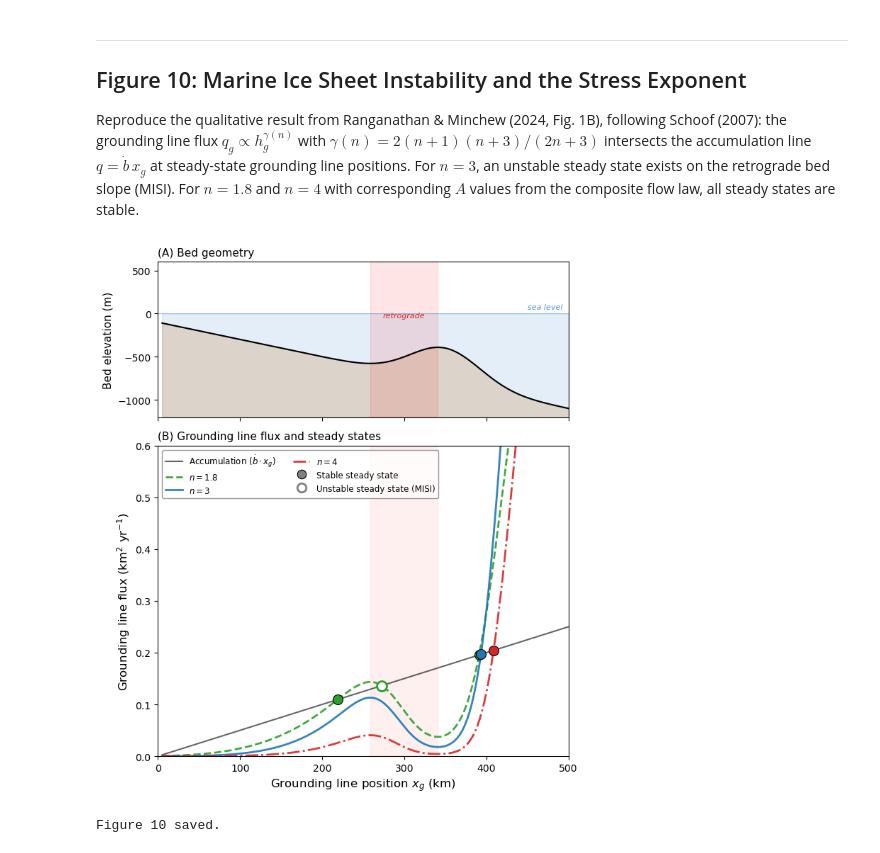
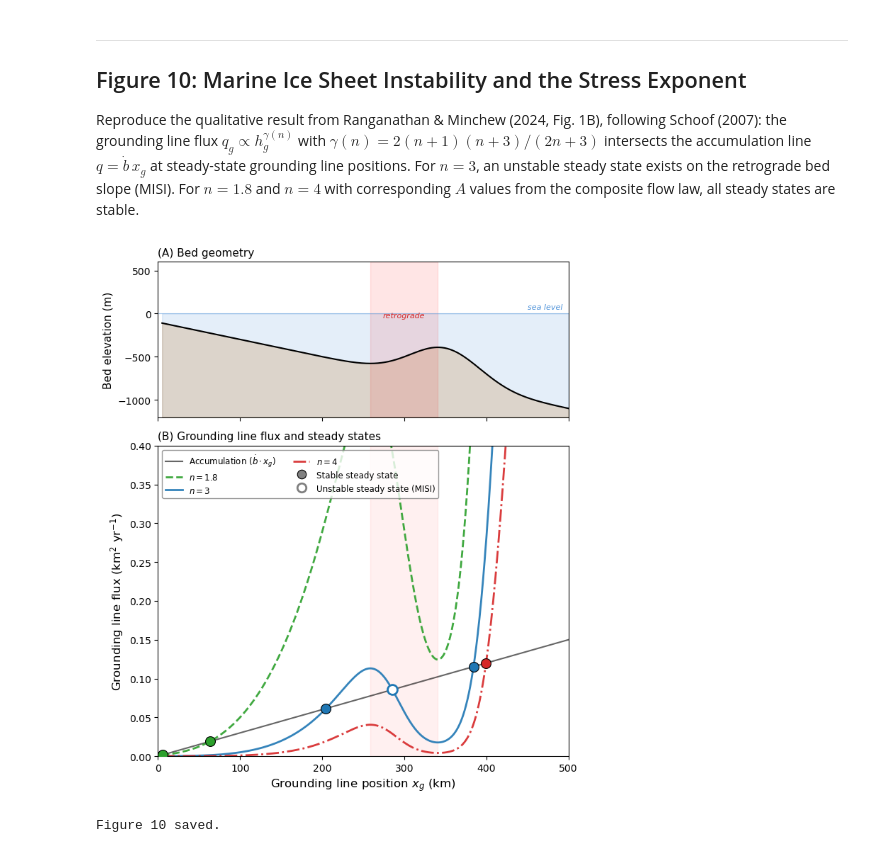
Before and after one commit to bminchew/courses_glacier_dynamics, a Jupyter notebook: 2026/lecture_notes/latex/ice_rheology/ice_rheology_figures_executed.ipynb, the cells around one changed output. Saved outputs shown, nothing was run; the diff lists cells and outputs as text; code cells hidden in the pictures.

```diff
--- a/2026/lecture_notes/latex/ice_rheology/ice_rheology_figures_executed.ipynb
+++ b/2026/lecture_notes/latex/ice_rheology/ice_rheology_figures_executed.ipynb
@@ -707,9 +707,8 @@ Reproduce the qualitative result from Ranganathan & Minchew (2024, Fig. 1B), fol
 #
 # Schoof (2007) Eq. 16 gives the grounding line flux as:
 #   q_g = Lambda(A, n, C) * h_g^{gamma(n, m)}
-# where gamma(n, m) = (m + n + 3) / (m + 1), with m the Weertman sliding
-# exponent from tau_b = C |u|^{m-1} u  (so |tau_b| = C |u|^m, and m = 1/n
-# is a common choice).
+# where gamma(n, m) = (mn + 3m + 1) / (m + 1) in the dynamics lecture convention
+# u_b = C tau_b^m, with m = n a common choice.
 
 rho_i_fig10 = 917.0
 rho_w_fig10 = 1028.0
@@ -726,16 +725,18 @@ b = -100 - 2.0 * x_km + 400 * np.exp(-((x_km - 350) / 60)**2)
 h_f = np.where(b < 0, rho_w_fig10 / rho_i_fig10 * (-b), 0.0)
 
 # ---- Accumulation ----
-b_dot = 0.5  # m/yr
+b_dot = 0.3  # m/yr
 q_acc = b_dot * x_m  # m^2/yr
 
 # ---- Schoof flux for three n values ----
-# gamma(n, m) = (m + n + 3) / (m + 1) with m = 1/n
-gamma_fn = lambda n: (1/n + n + 3) / (1/n + 1)
+# gamma(n, m) = (mn + 3m + 1) / (m + 1) with m = n (dynamics convention)
+gamma_fn = lambda n: (n*n + 3*n + 1) / (n + 1)
 
-# K(n) values chosen to reproduce the qualitative result of R&M 2024 Fig 1B.
-# See notebook markdown cell above for physical basis.
-K_vals = {1.8: 3.0e-5, 3.0: 5.0e-9, 4.0: 2.0e-12}
+# K(n) values chosen so that:
+#   - n=1.8: high K (high A from GBS regime) -> stays ABOVE accumulation on retrograde
+#   - n=3: intermediate K -> crosses accumulation on retrograde (MISI)
+#   - n=4: low K (low A from dislocation regime) -> stays BELOW accumulation on retrograde
+K_vals = {1.8: 1.0e-4, 3.0: 5.0e-9, 4.0: 2.0e-12}
 
 n_vals = [1.8, 3.0, 4.0]
 colors_misi = {'1.8': '#2ca02c', '3.0': '#1f77b4', '4.0': '#d62728'}
@@ -790,33 +791,33 @@ for n_val in n_vals:
         is_retrograde = db_at_cross > 0.1
 
         if is_retrograde:
             ax_flux.plot(x_cross, q_cross, 'o', color=colors_misi[key], ms=10,
                          markerfacecolor='white', markeredgewidth=2, zorder=5)
         else:
             ax_flux.plot(x_cross, q_cross, 'o', color=colors_misi[key], ms=10,
                          markeredgecolor='k', markeredgewidth=0.8, zorder=5)
 
 if len(retro_x) > 0:
     ax_flux.axvspan(retro_x[0], retro_x[-1], alpha=0.06, color='red')
 
 ax_flux.plot([], [], 'o', color='gray', ms=9, markeredgecolor='k',
              markeredgewidth=0.8, label='Stable steady state')
 ax_flux.plot([], [], 'o', color='gray', ms=9, markerfacecolor='white',
              markeredgewidth=2, label='Unstable steady state (MISI)')
 
 ax_flux.set_xlabel('Grounding line position $x_g$ (km)', fontsize=12)
 ax_flux.set_ylabel('Grounding line flux (km$^2$ yr$^{-1}$)', fontsize=12)
 ax_flux.set_xlim(0, 500)
-ax_flux.set_ylim(0, 0.6)
+ax_flux.set_ylim(0, 0.4)
 ax_flux.legend(loc='upper left', fontsize=8.5, frameon=True, facecolor='white',
                edgecolor='gray', ncol=2)
 ax_flux.set_title('(B) Grounding line flux and steady states', fontsize=11, loc='left')
 
 fig.tight_layout()
 fig.savefig('figures/fig10_misi_stability.pdf', bbox_inches='tight')
 fig.savefig('figures/fig10_misi_stability.png', dpi=200, bbox_inches='tight')
 plt.show()
 print('Figure 10 saved.')
 # %% [output]
-[figure, old version]
+[figure, new version]
 Figure 10 saved.
```
Also changed, not shown: 5 other files.
